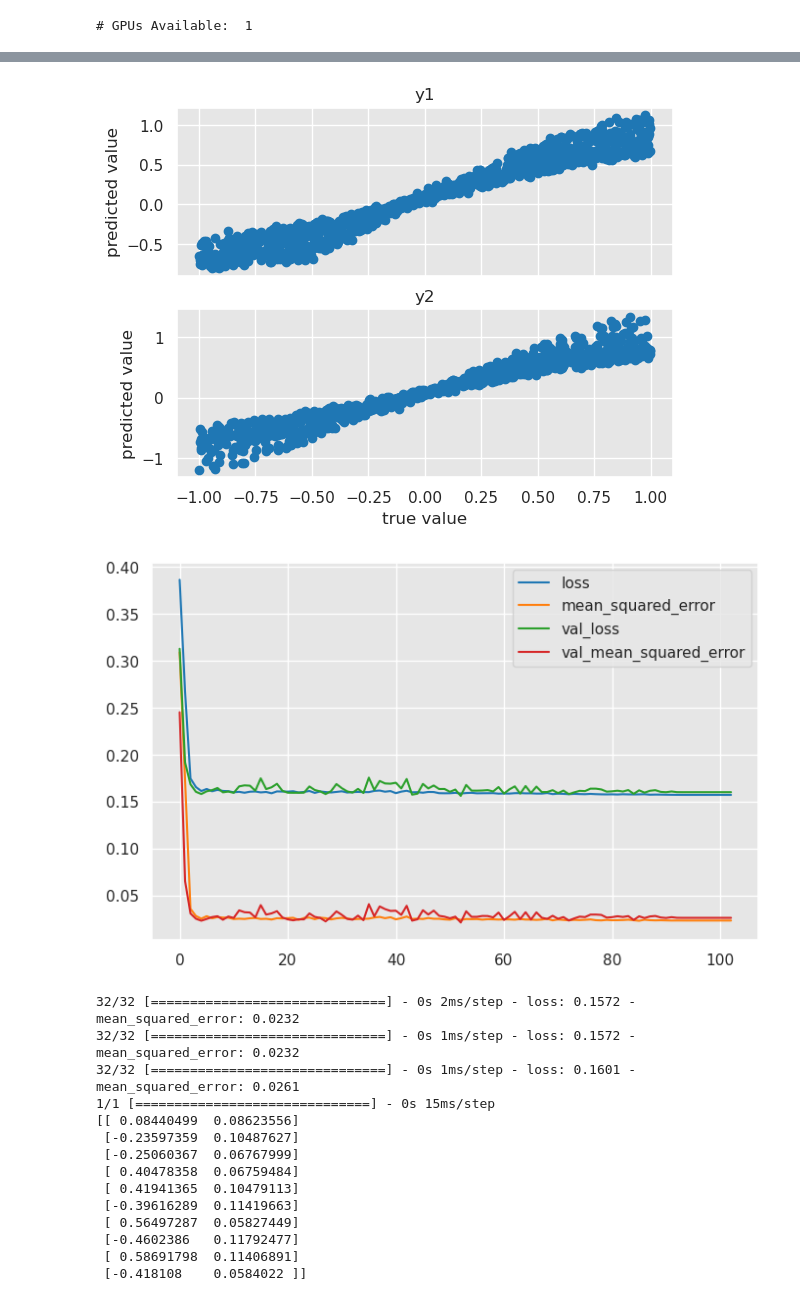
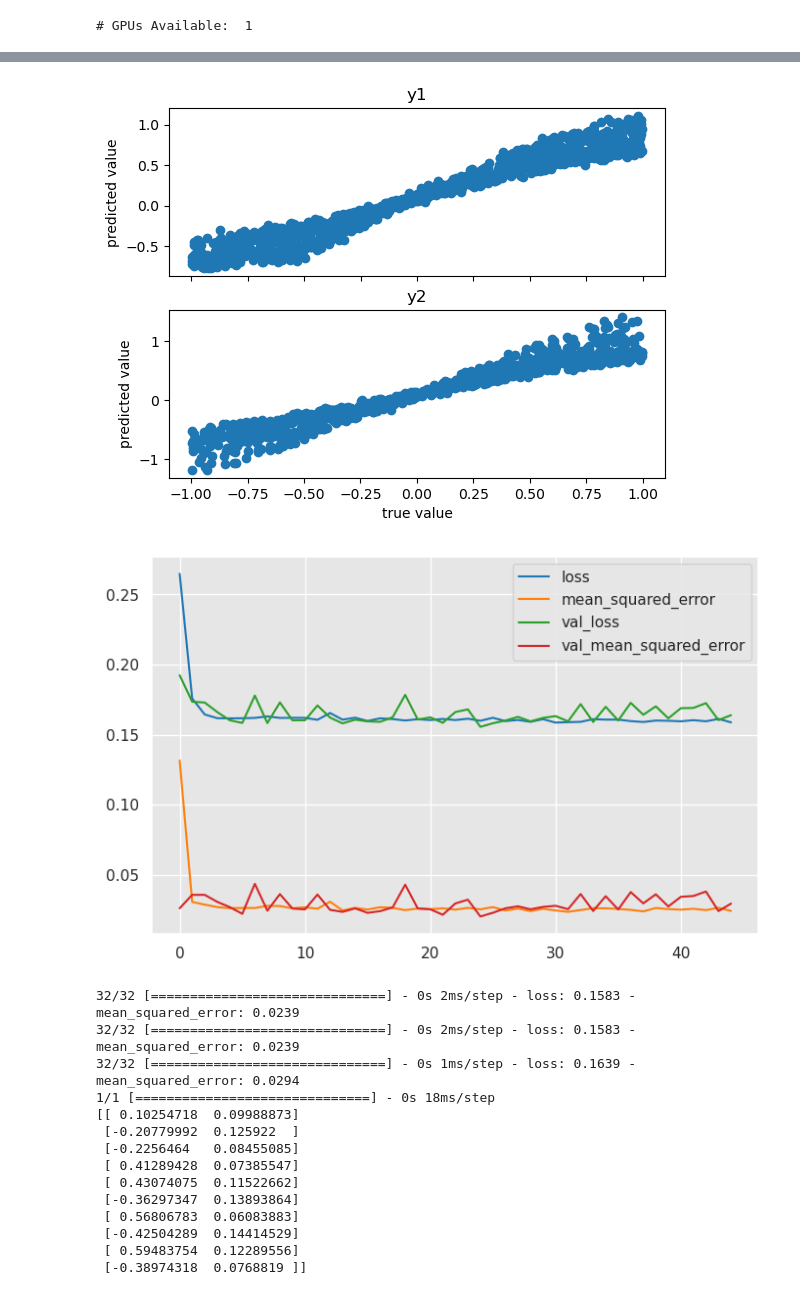
Before and after one commit to sreeragvn/FPDS-final-project-Leakage-Detection, a Jupyter notebook: leakage subclassing api.ipynb, the cells around one changed output, grey strips where cells are left out. Cells and saved outputs as stored; diff of their text form; code cells hidden in the pictures.

```diff
--- a/leakage subclassing api.ipynb
+++ b/leakage subclassing api.ipynb
@@ -155,8 +155,9 @@ scheduler = tf.keras.optimizers.schedules.PolynomialDecay(initial_learning_rate=
     decay_steps= decay_steps,
     end_learning_rate= end_learning_rate,
     power=1)
-kernel_regularizer=tf.keras.regularizers.L1(0.01)
-callbacks=[keras.callbacks.EarlyStopping(monitor='val_mean_squared_error',patience=50)]
+kernel_regularizer=tf.keras.regularizers.L1L2(0.01)
+callbacks=[keras.callbacks.EarlyStopping(monitor='val_mean_squared_error',patience=20)]
+initializer=tf.keras.initializers.HeUniform
 
 def learning_curves(history)   :
     sns.set_style('darkgrid', {'axes.facecolor': '.9'})
@@ -284,7 +285,7 @@ class Hidden_layer(layers.Layer):
         self.kernel_regularizer = kernel_regularizer
 
     def build(self, input_shape):
-        self.W = self.add_weight(shape=(input_shape[-1],self.units), initializer=tf.keras.initializers.HeUniform,
+        self.W = self.add_weight(shape=(input_shape[-1],self.units), initializer=initializer,
                                  trainable=True, regularizer=self.kernel_regularizer)
 
     def call(self, inputs):
@@ -298,7 +299,7 @@ class Output_layer(layers.Layer):
         self.kernel_regularizer = kernel_regularizer
 
     def build(self, input_shape):
-        self.W = self.add_weight(shape=(input_shape[-1],self.units), initializer=tf.keras.initializers.HeUniform,
+        self.W = self.add_weight(shape=(input_shape[-1],self.units), initializer=initializer,
                                  trainable=True, regularizer=self.kernel_regularizer)
 
     def call(self, inputs):
@@ -372,19 +373,19 @@ rmse of y2:  0.16358573692307762
-[figure, old version]
+[figure, new version]
-[figure, old version]
+[figure, new version]
-32/32 [==============================] - 0s 2ms/step - loss: 0.1572 - mean_squared_error: 0.0232
-32/32 [==============================] - 0s 1ms/step - loss: 0.1572 - mean_squared_error: 0.0232
-32/32 [==============================] - 0s 1ms/step - loss: 0.1601 - mean_squared_error: 0.0261
-1/1 [==============================] - 0s 15ms/step
-[[ 0.08440499  0.08623556]
- [-0.23597359  0.10487627]
- [-0.25060367  0.06767999]
- [ 0.40478358  0.06759484]
- [ 0.41941365  0.10479113]
- [-0.39616289  0.11419663]
- [ 0.56497287  0.05827449]
- [-0.4602386   0.11792477]
- [ 0.58691798  0.11406891]
- [-0.418108    0.0584022 ]]
+32/32 [==============================] - 0s 2ms/step - loss: 0.1583 - mean_squared_error: 0.0239
+32/32 [==============================] - 0s 2ms/step - loss: 0.1583 - mean_squared_error: 0.0239
+32/32 [==============================] - 0s 1ms/step - loss: 0.1639 - mean_squared_error: 0.0294
+1/1 [==============================] - 0s 18ms/step
+[[ 0.10254718  0.09988873]
+ [-0.20779992  0.125922  ]
+ [-0.2256464   0.08455085]
+ [ 0.41289428  0.07385547]
+ [ 0.43074075  0.11522662]
+ [-0.36297347  0.13893864]
+ [ 0.56806783  0.06083883]
+ [-0.42504289  0.14414529]
+ [ 0.59483754  0.12289556]
+ [-0.38974318  0.0768819 ]]
 # %%
 # A neural network with subclassing api on Augmented data
 
```
Also changed, not shown: parts of 5 cells of this notebook, 1 other file.
